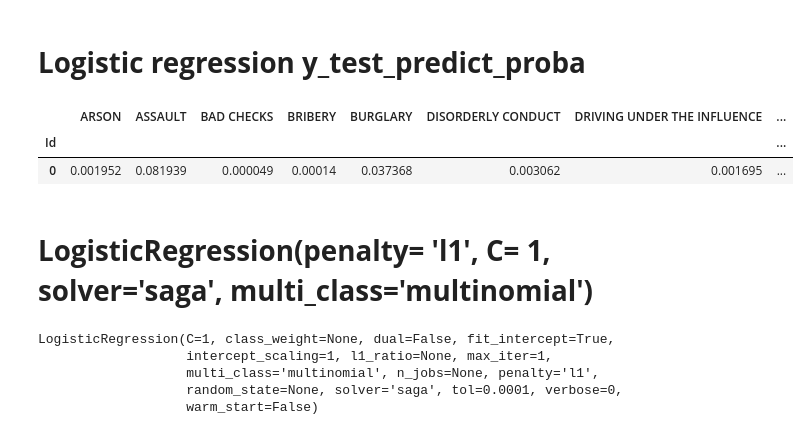
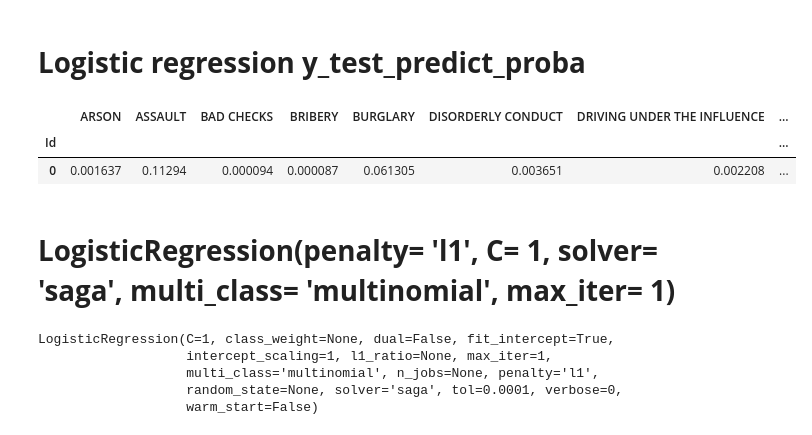
Before and after one commit to m-shahpouri/machine-learning, a Jupyter notebook: Project/san_francisco_crime_classification.ipynb, the cells around one changed output. Cells and saved outputs as stored; diff of their text form; code cells hidden in the pictures.

```diff
--- a/Project/san_francisco_crime_classification.ipynb
+++ b/Project/san_francisco_crime_classification.ipynb
@@ -636,12 +612,13 @@ logisticRegressionModelPredict = logisticRegressionModel.predict(X_test)
 logisticRegressionModelPredictProba = logisticRegressionModel.predict_proba(X_test)
 # %%
 logisticRegressionModelPredictProba = pd.DataFrame(logisticRegressionModelPredictProba,
-                                                   columns=labelEncoderCategory.inverse_transform(np.linspace(0, 38, 39, dtype='int16')), index=test.index)
+                                                   columns=labelEncoderCategory.inverse_transform(np.linspace(0, 38, 39, dtype='int16')),
+                                                   index=test.index)
 logisticRegressionModelPredictProba.head(1)
 # %% [output]
 |  | ARSON | ASSAULT | BAD CHECKS | BRIBERY | BURGLARY | DISORDERLY CONDUCT | DRIVING UNDER THE INFLUENCE | ... |
 | Id |  |  |  |  |  |  |  | ... |
-| 0 | 0.001952 | 0.081939 | 0.000049 | 0.00014 | 0.037368 | 0.003062 | 0.001695 | ... |
+| 0 | 0.001637 | 0.11294 | 0.000094 | 0.000087 | 0.061305 | 0.003651 | 0.002208 | ... |
 # %% [markdown]
-# **LogisticRegression(penalty= 'l1', C= 1, solver='saga', multi_class='multinomial')**
+# **LogisticRegression(penalty= 'l1', C= 1, solver= 'saga', multi_class= 'multinomial', max_iter= 1)**
 # %%
```
Also changed, not shown: parts of 65 cells of this notebook, 3 other files.
